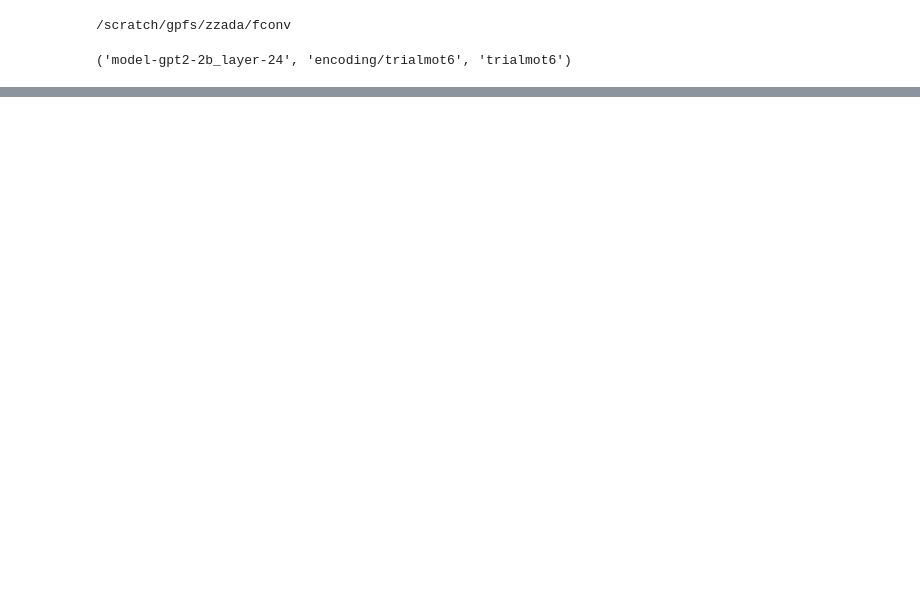
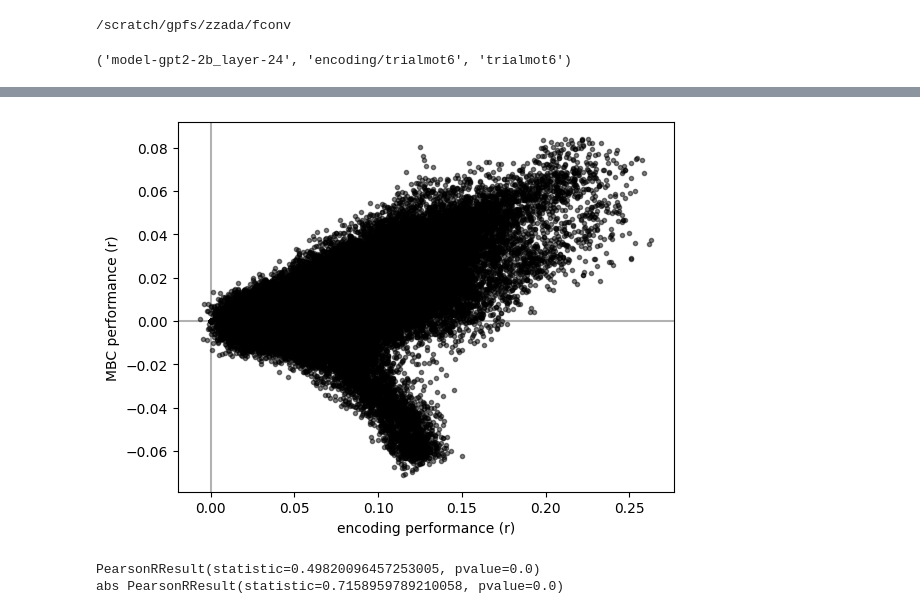
Before and after one commit to YeajuDianaKim394/EncodingModels, a Jupyter notebook: code/figure3-mbc.ipynb, the cells around one changed output, grey strips where cells are left out. Drawn from its saved outputs; the diff is of its cells as text; code cells hidden in the pictures; blank space fills up the shorter version.

```diff
--- a/code/figure3-mbc.ipynb
+++ b/code/figure3-mbc.ipynb
@@ -582,0 +110,16 @@ for rois in groups:
+# %%
+respath = Path(
+    root=encmodel,
+    sub="000",
+    datatype=modelname,
+    ext=".hdf5",
+)
+
+results = []
+for sub in tqdm(SUBS_STRANGERS):
+    respath.update(sub=f"{sub:03d}")
+    if not respath.isfile():
+        print("skip", respath.fpath)
+        continue
+    with h5py.File(respath, "r") as f:
+        results.append(np.mean(f['cv_scores_prod'][:, -2] + f['cv_scores_comp'][:, -1], axis=0))
@@ -582,0 +132,10 @@ for rois in groups:
+# %%
+fig, ax = plt.subplots()
+ax.scatter(avg_enc_perf, values, marker='.', alpha=0.5, c='k');
+ax.axvline(0, c="k", zorder=1, alpha=0.3)
+ax.axhline(0, c="k", zorder=1, alpha=0.3)
+ax.set_xlabel("encoding performance (r)")
+ax.set_ylabel("MBC performance (r)")
+fig.show()
+# %% [output]
+[figure, added]
@@ -582,0 +144,6 @@ for rois in groups:
+# %%
+print(pearsonr(avg_enc_perf, values))
+print('abs', pearsonr(avg_enc_perf, np.abs(values)))
+# %% [output]
+PearsonRResult(statistic=0.49820096457253005, pvalue=0.0)
+abs PearsonRResult(statistic=0.7158959789210058, pvalue=0.0)
```
Also changed, not shown: parts of 57 cells of this notebook, 23 other files.
